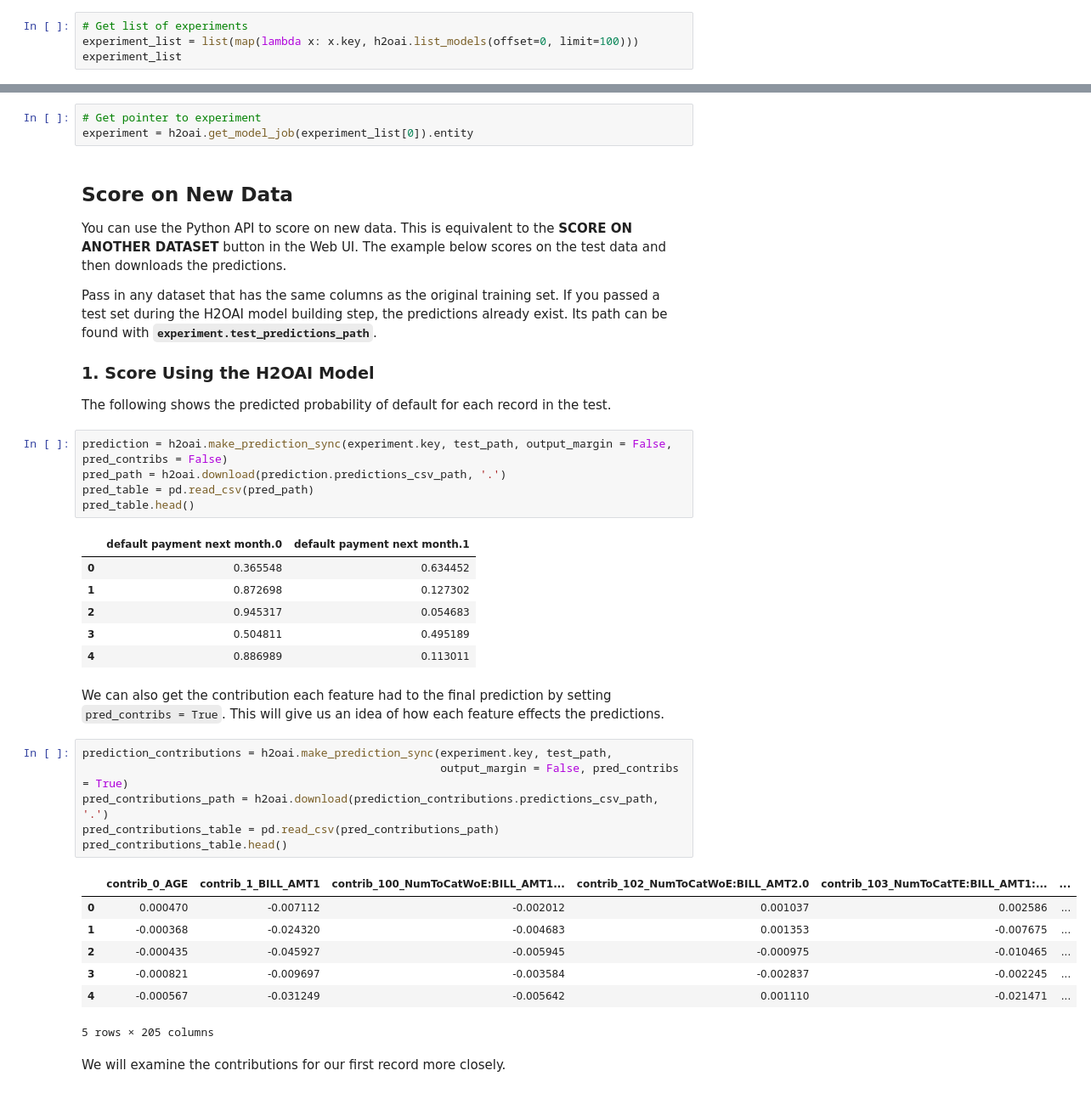
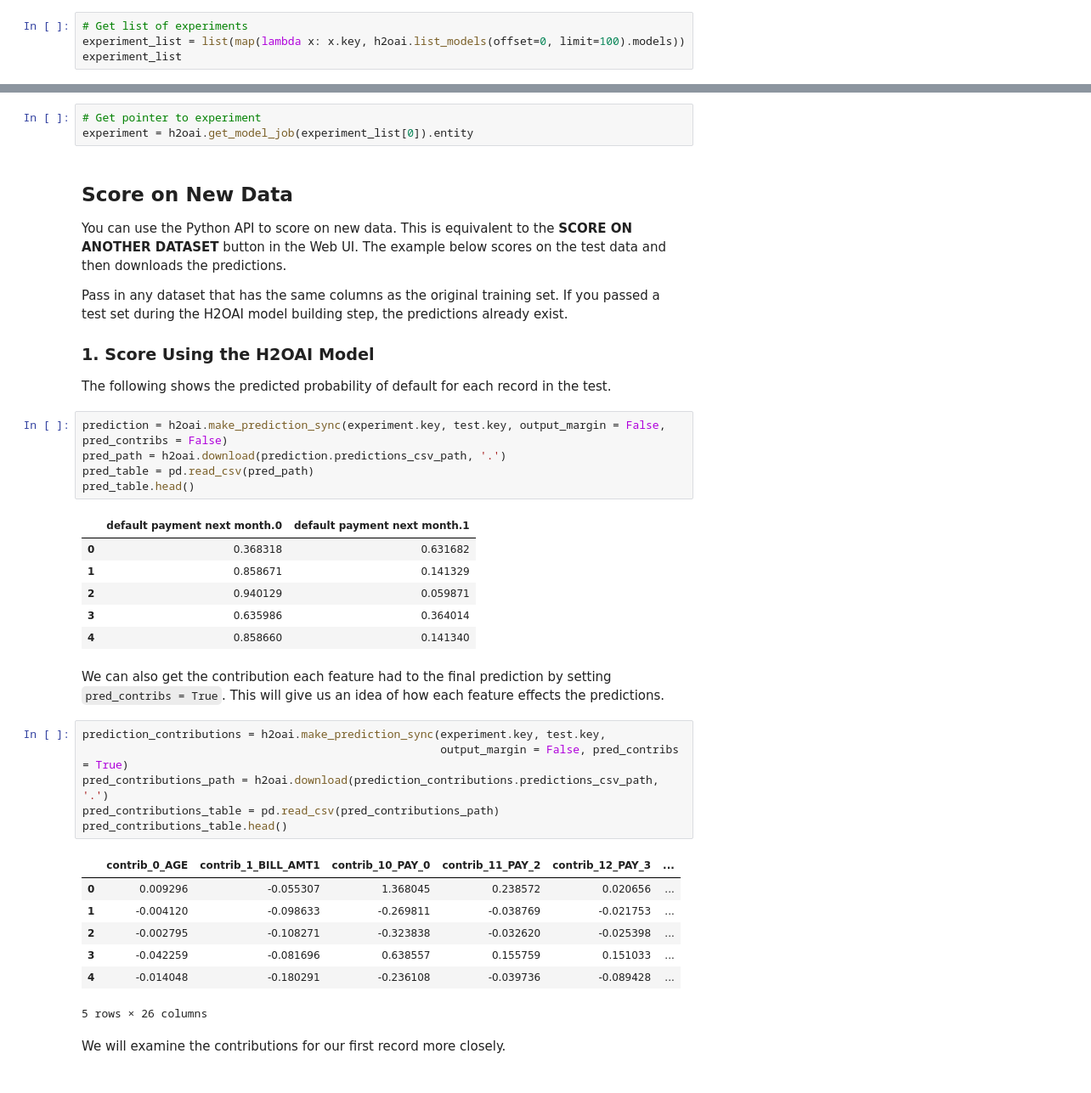
Before and after one commit to h2oai/driverlessai-tutorials, a Jupyter notebook: driverlessai_experiments/iid/credit_card_experiment/credit_card_default.ipynb, the cells around one changed output, grey strips where cells are left out. Shown at 85% size. Cells and saved outputs as stored; diff of their text form.

```diff
--- a/driverlessai_experiments/iid/credit_card_experiment/credit_card_default.ipynb
+++ b/driverlessai_experiments/iid/credit_card_experiment/credit_card_default.ipynb
@@ -270,6 +271,6 @@ It is also possible to use the Python API to examine an experiment that was star
 You can get a pointer to the experiment by referencing the experiment key in the Web UI.
 # %%
 # Get list of experiments
-experiment_list = list(map(lambda x: x.key, h2oai.list_models(offset=0, limit=100)))
+experiment_list = list(map(lambda x: x.key, h2oai.list_models(offset=0, limit=100).models))
 experiment_list
 # %% [output]
@@ -282,39 +283,39 @@ experiment = h2oai.get_model_job(experiment_list[0]).entity
 
 You can use the Python API to score on new data. This is equivalent to the **SCORE ON ANOTHER DATASET** button in the Web UI. The example below scores on the test data and then downloads the predictions.
 
-Pass in any dataset that has the same columns as the original training set. If you passed a test set during the H2OAI model building step, the predictions already exist. Its path can be found with **`experiment.test_predictions_path`**.
+Pass in any dataset that has the same columns as the original training set. If you passed a test set during the H2OAI model building step, the predictions already exist.
 
 ### 1. Score Using the H2OAI Model
 
 The following shows the predicted probability of default for each record in the test.
 # %%
-prediction = h2oai.make_prediction_sync(experiment.key, test_path, output_margin = False, pred_contribs = False)
+prediction = h2oai.make_prediction_sync(experiment.key, test.key, output_margin = False, pred_contribs = False)
 pred_path = h2oai.download(prediction.predictions_csv_path, '.')
 pred_table = pd.read_csv(pred_path)
 pred_table.head()
 # %% [output]
 |  | default payment next month.0 | default payment next month.1 |
-| 0 | 0.365548 | 0.634452 |
-| 1 | 0.872698 | 0.127302 |
-| 2 | 0.945317 | 0.054683 |
-| 3 | 0.504811 | 0.495189 |
-| 4 | 0.886989 | 0.113011 |
+| 0 | 0.368318 | 0.631682 |
+| 1 | 0.858671 | 0.141329 |
+| 2 | 0.940129 | 0.059871 |
+| 3 | 0.635986 | 0.364014 |
+| 4 | 0.858660 | 0.141340 |
 # %% [markdown]
 We can also get the contribution each feature had to the final prediction by setting `pred_contribs = True`.  This will give us an idea of how each feature effects the predictions.
 # %%
-prediction_contributions = h2oai.make_prediction_sync(experiment.key, test_path,
+prediction_contributions = h2oai.make_prediction_sync(experiment.key, test.key,
                                                       output_margin = False, pred_contribs = True)
 pred_contributions_path = h2oai.download(prediction_contributions.predictions_csv_path, '.')
 pred_contributions_table = pd.read_csv(pred_contributions_path)
 pred_contributions_table.head()
 # %% [output]
-|  | contrib_0_AGE | contrib_1_BILL_AMT1 | contrib_100_NumToCatWoE:BILL_AMT1... | contrib_102_NumToCatWoE:BILL_AMT2.0 | contrib_103_NumToCatTE:BILL_AMT1:... | ... |
-| 0 | 0.000470 | -0.007112 | -0.002012 | 0.001037 | 0.002586 | ... |
-| 1 | -0.000368 | -0.024320 | -0.004683 | 0.001353 | -0.007675 | ... |
-| 2 | -0.000435 | -0.045927 | -0.005945 | -0.000975 | -0.010465 | ... |
-| 3 | -0.000821 | -0.009697 | -0.003584 | -0.002837 | -0.002245 | ... |
-| 4 | -0.000567 | -0.031249 | -0.005642 | 0.001110 | -0.021471 | ... |
+|  | contrib_0_AGE | contrib_1_BILL_AMT1 | contrib_10_PAY_0 | contrib_11_PAY_2 | contrib_12_PAY_3 | ... |
+| 0 | 0.009296 | -0.055307 | 1.368045 | 0.238572 | 0.020656 | ... |
+| 1 | -0.004120 | -0.098633 | -0.269811 | -0.038769 | -0.021753 | ... |
+| 2 | -0.002795 | -0.108271 | -0.323838 | -0.032620 | -0.025398 | ... |
+| 3 | -0.042259 | -0.081696 | 0.638557 | 0.155759 | 0.151033 | ... |
+| 4 | -0.014048 | -0.180291 | -0.236108 | -0.039736 | -0.089428 | ... |
-5 rows × 205 columns
+5 rows × 26 columns
 # %% [markdown]
 We will examine the contributions for our first record more closely.
 # %%
```
Also changed, not shown: parts of 24 cells of this notebook, 10 other files.
